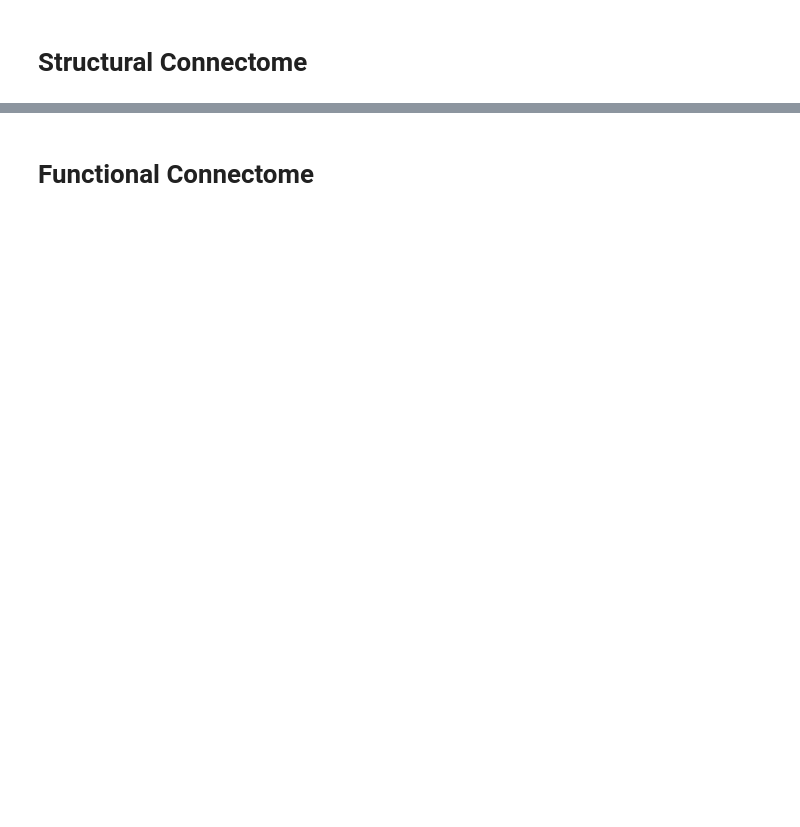
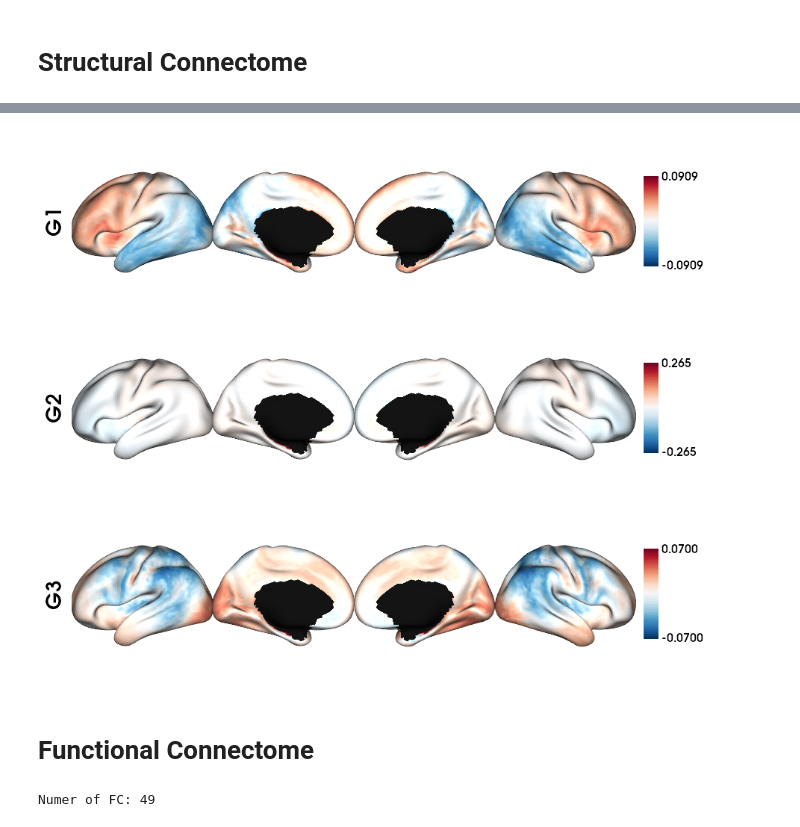
Before and after one commit to rcruces/preproc_reports, a Jupyter notebook: notebooks/fsLR-5k_gradients.ipynb, the cells around one changed output, grey strips where cells are left out. Drawn from its saved outputs; the diff is of its cells as text; code cells hidden in the pictures; blank space fills up the shorter version.

```diff
--- a/notebooks/fsLR-5k_gradients.ipynb
+++ b/notebooks/fsLR-5k_gradients.ipynb
@@ -131,0 +249,10 @@ def load_sc(File, Ndim):
+# %%
+# Calculate the gradients
+sc_dm, grad = fslr5k_dm_lr(sc_5k_mean, mask_5k, Ngrad=Ngrad, log=True)
+
+# plot the gradients
+plot_hemispheres(i5_lh, i5_rh, array_name=grad[0:Nplot], cmap='RdBu_r', nan_color=(0, 0, 0, 1),
+  zoom=1.3, size=(900, 750), embed_nb=True, color_range='sym',
+  color_bar='right', label_text={'left': labels})
+# %% [output]
+[figure, added]
@@ -132,2 +262,17 @@ def load_sc(File, Ndim):
 # %% [markdown]
 # Functional Connectome
+# %%
+# List all the files
+fc_file = sorted(glob.glob(f"sub-*/ses-*/func/desc-me_task-rest_bold/surf/*_surf-fsLR-5k_desc-FC.shape.gii"))
+N = len(fc_file)
+print(f"Numer of FC: {N}")
+
+# Loads all the MPC fsLR-5k matrices
+fc_5k=np.empty([N5k, N5k, len(fc_file)], dtype=float)
+for i, f in enumerate(fc_file):
+    fc_5k[:,:,i] = load_fc(f)
+
+# Calculate the mean connectome
+fc_5k_mean = np.mean(fc_5k, axis=2)
+# %% [output]
+Numer of FC: 49
```
Also changed, not shown: parts of 20 cells of this notebook.
